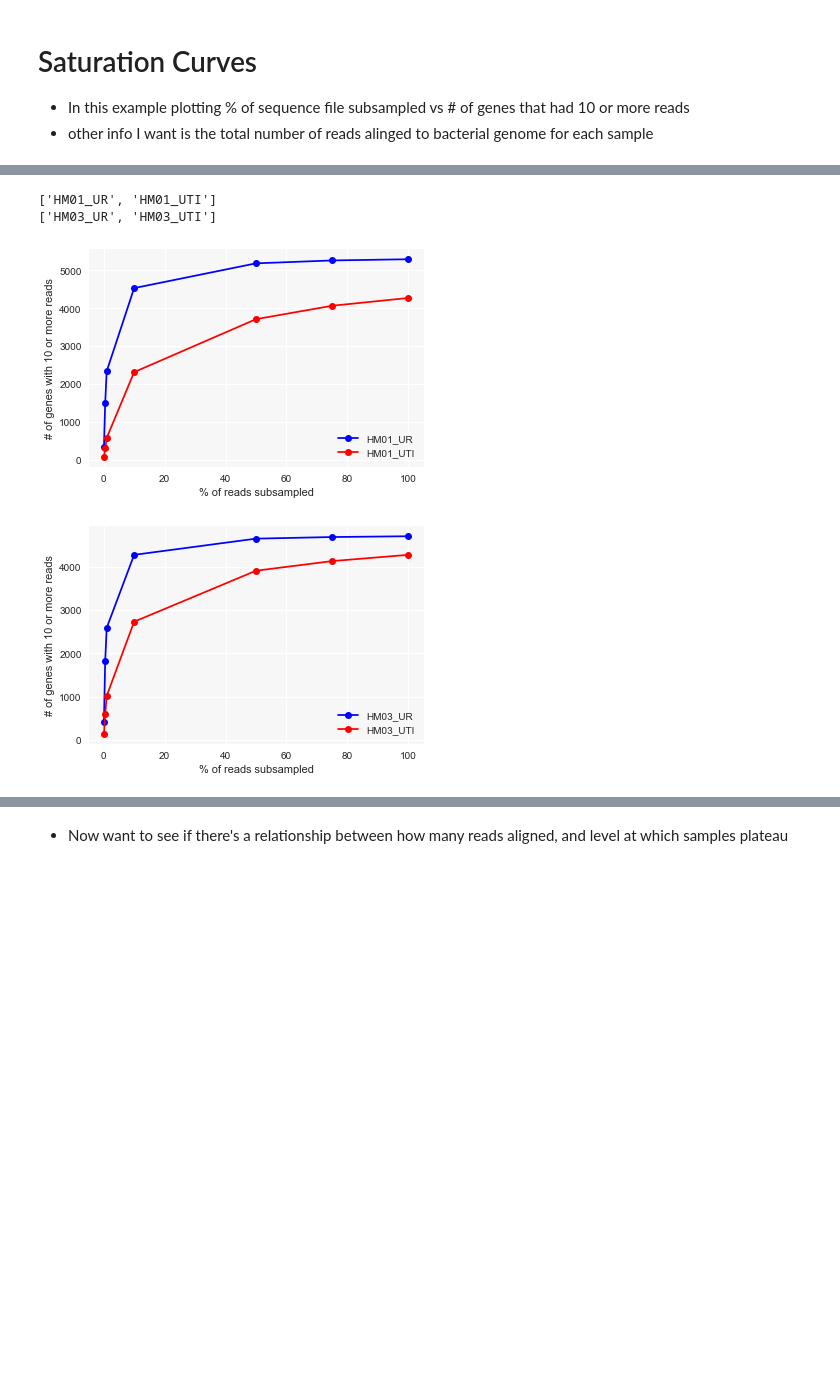
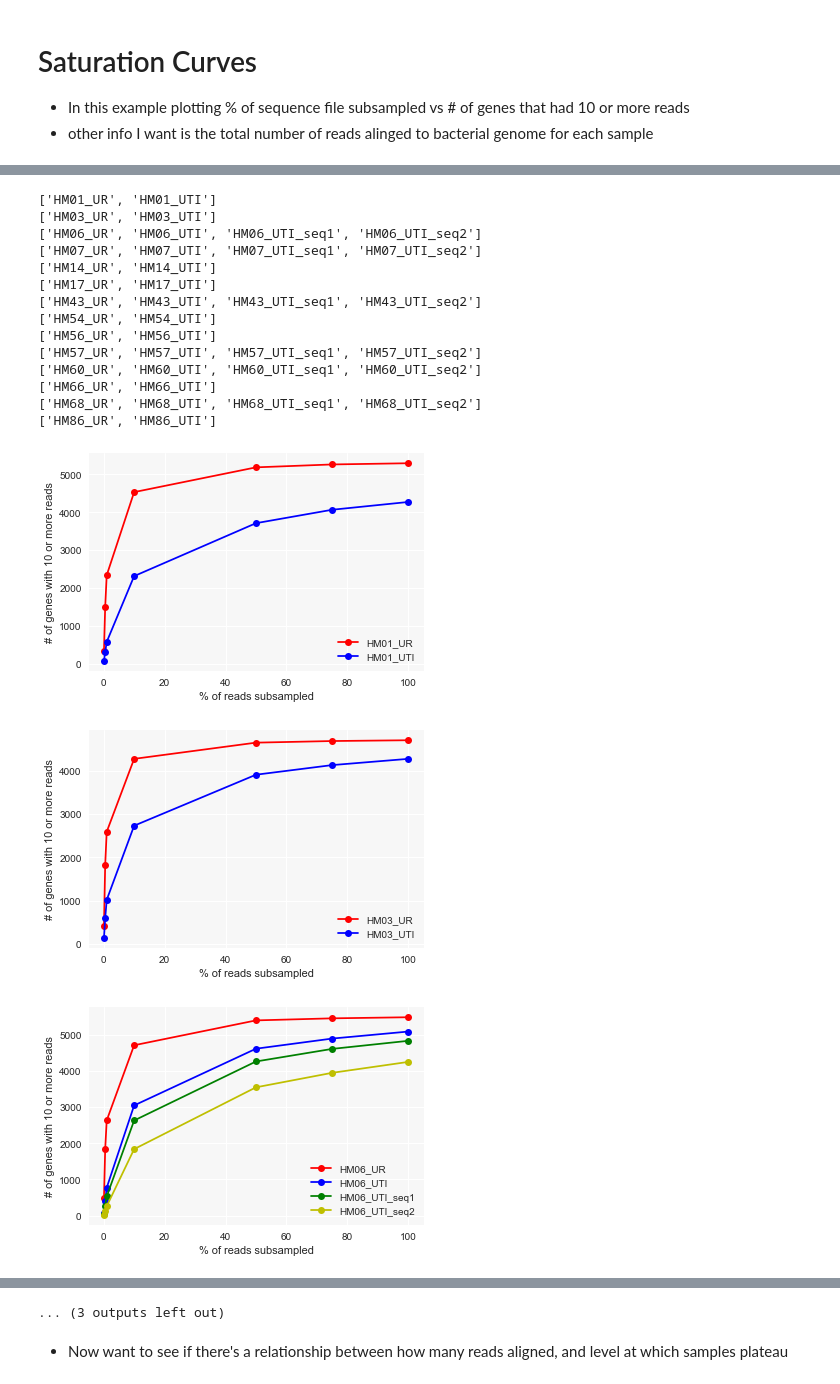
Before and after one commit to ASintsova/HUTI-RNAseq, a Jupyter notebook: analysis/DE/2018-02-12-data-normalization/lib/plotSaturationCurves.ipynb, the cells around one changed output, grey strips where cells are left out. Drawn from its saved outputs; the diff is of its cells as text; code cells hidden in the pictures; blank space fills up the shorter version.

```diff
--- a/analysis/DE/2018-02-12-data-normalization/lib/plotSaturationCurves.ipynb
+++ b/analysis/DE/2018-02-12-data-normalization/lib/plotSaturationCurves.ipynb
@@ -40,7 +48,22 @@ def plotSampleSatCurve(strains):#ex. ["HM01", "HM03"]
-# %%
-plotSampleSatCurve(['HM01', 'HM03'])
-# %% [output]
-['HM01_UR', 'HM01_UTI']
-['HM03_UR', 'HM03_UTI']
-[figure, removed]
-[figure, removed]
+# %%
+strains = ['HM01', 'HM03', 'HM06', 'HM07', 'HM14', 'HM17', 'HM43', 'HM54', 'HM56', 'HM57', 'HM60', 'HM66','HM68', 'HM86']
+# %%
+plotSampleSatCurve(strains)
+# %% [output]
+['HM01_UR', 'HM01_UTI']
+['HM03_UR', 'HM03_UTI']
+['HM06_UR', 'HM06_UTI', 'HM06_UTI_seq1', 'HM06_UTI_seq2']
+['HM07_UR', 'HM07_UTI', 'HM07_UTI_seq1', 'HM07_UTI_seq2']
+['HM14_UR', 'HM14_UTI']
+['HM17_UR', 'HM17_UTI']
+['HM43_UR', 'HM43_UTI', 'HM43_UTI_seq1', 'HM43_UTI_seq2']
+['HM54_UR', 'HM54_UTI']
+['HM56_UR', 'HM56_UTI']
+['HM57_UR', 'HM57_UTI', 'HM57_UTI_seq1', 'HM57_UTI_seq2']
+['HM60_UR', 'HM60_UTI', 'HM60_UTI_seq1', 'HM60_UTI_seq2']
+['HM66_UR', 'HM66_UTI']
+['HM68_UR', 'HM68_UTI', 'HM68_UTI_seq1', 'HM68_UTI_seq2']
+['HM86_UR', 'HM86_UTI']
+[figure, added]
+[figure, added]
+[figure, added]
@@ -47,3 +78,4 @@ plotSampleSatCurve(['HM01', 'HM03'])
+... (3 outputs left out)
 # %% [markdown]
 * Now want to see if there's a relationship between how many reads aligned, and level at which samples plateau
 # %%
```
Also changed, not shown: parts of 14 cells of this notebook, 17 other files.
